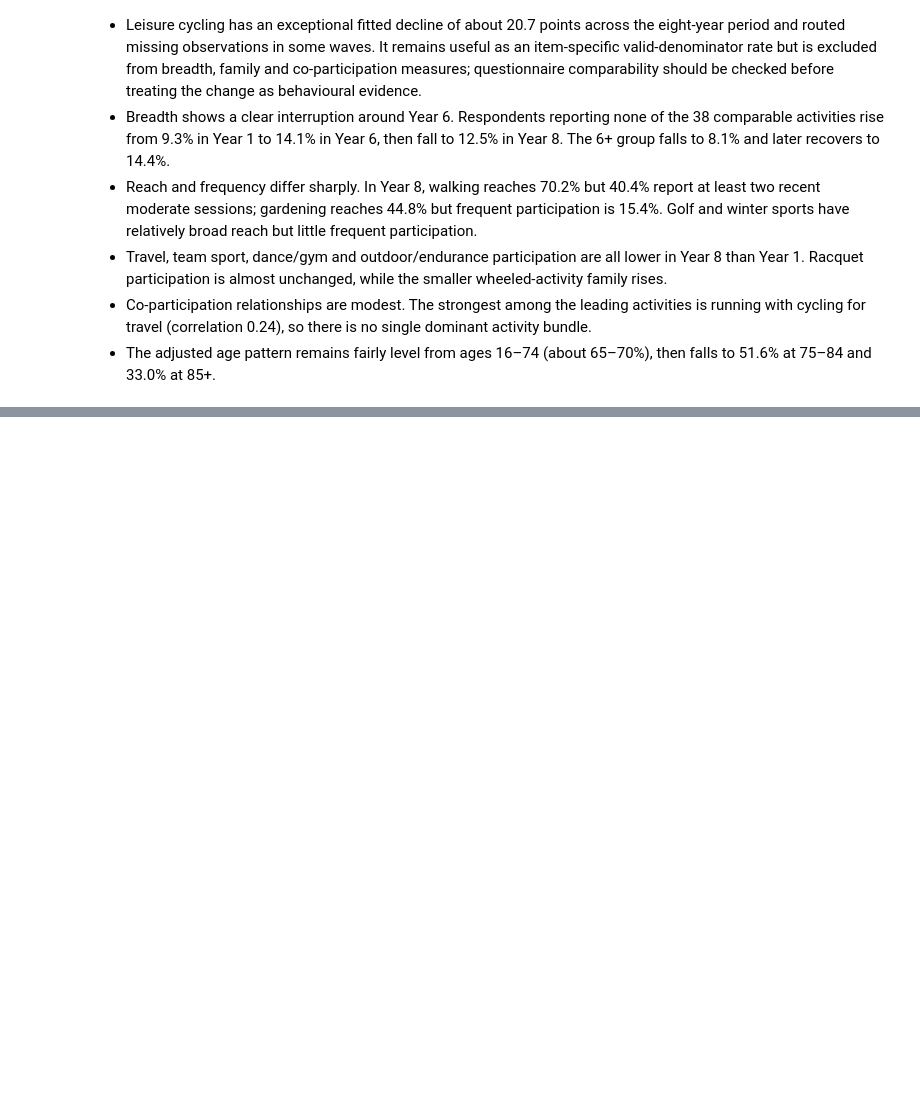
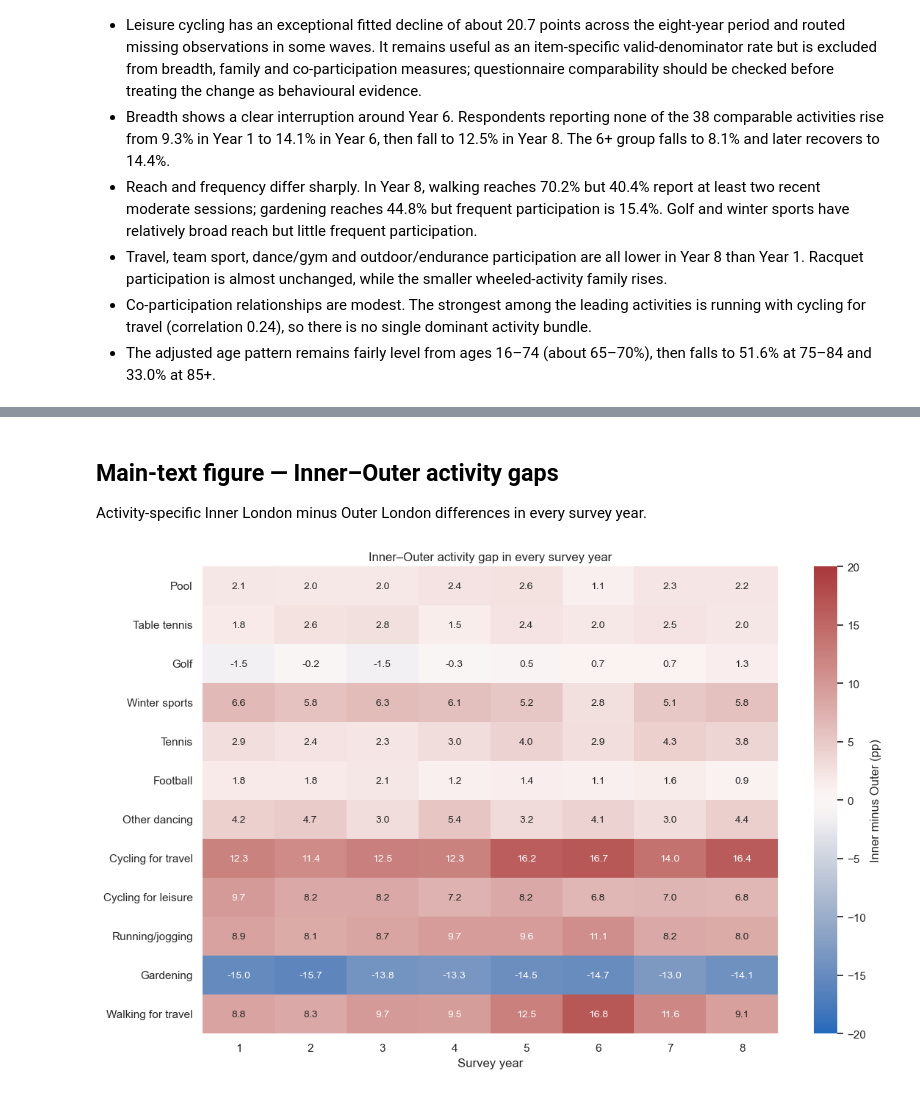
Before and after one commit to YifengMao666/London-Sport2-Group20, a Jupyter notebook: Yifeng Mao/Q1/physical_activity_analysis/02a_multilevel_descriptive_analysis.ipynb, the cells around one changed output, grey strips where cells are left out. Cells and saved outputs as stored; diff of their text form; code cells hidden in the pictures; blank space fills up the shorter version.

```diff
--- a/Yifeng Mao/Q1/physical_activity_analysis/02a_multilevel_descriptive_analysis.ipynb
+++ b/Yifeng Mao/Q1/physical_activity_analysis/02a_multilevel_descriptive_analysis.ipynb
@@ -1311,0 +1269,19 @@ plt.show()
+# %% [markdown]
+## Main-text figure — Inner–Outer activity gaps
+
+Activity-specific Inner London minus Outer London differences in every survey year.
+# %%
+fig, axis = plt.subplots(figsize=(11.5, 7.4))
+report_gap_limit = np.ceil(np.nanmax(np.abs(gap_matrix.to_numpy())) / 5) * 5
+sns.heatmap(
+    gap_matrix, cmap='vlag', center=0, vmin=-report_gap_limit, vmax=report_gap_limit,
+    annot=True, fmt='.1f', annot_kws={'fontsize': 10},
+    cbar_kws={'label': 'Inner minus Outer (pp)'}, ax=axis,
+)
+axis.set(title='Inner–Outer activity gap in every survey year', xlabel='Survey year', ylabel='')
+axis.tick_params(axis='x', labelsize=11)
+axis.tick_params(axis='y', labelsize=11)
+fig.tight_layout()
+plt.show()
+# %% [output]
+[figure, added]
```
Also changed, not shown: parts of 14 cells of this notebook, 3 other files.
